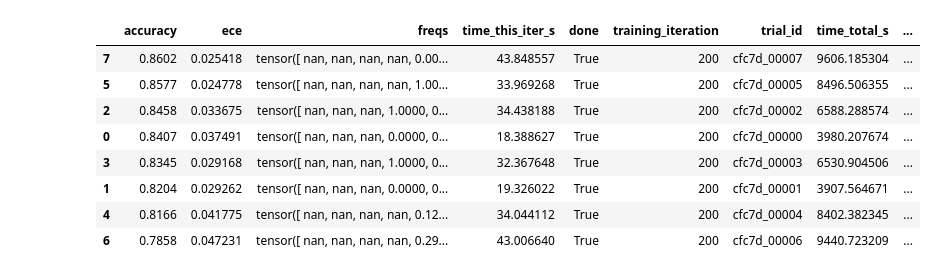
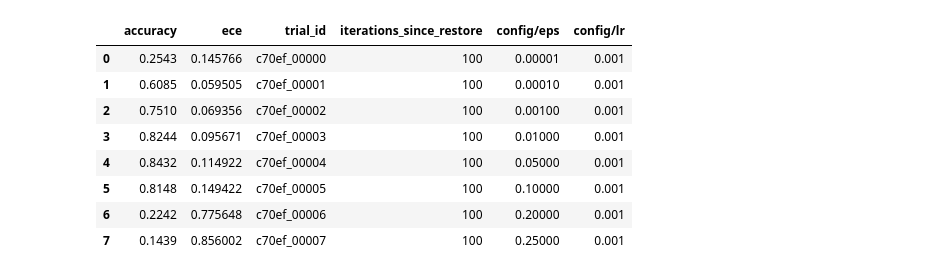
Before and after one commit to phlreich/itakura-saito-loss, a Jupyter notebook: whiteboard.ipynb, the cells around one changed output. Saved outputs shown, nothing was run; the diff lists cells and outputs as text; code cells hidden in the pictures.

```diff
--- a/whiteboard.ipynb
+++ b/whiteboard.ipynb
@@ -37,19 +62,31 @@ plot(analysis, show=1)
 # %%
+experiment = "a1"
+
+import torch
+import seaborn as sns
+import pandas as pd
+import numpy as np
+import matplotlib
+import matplotlib.pyplot as plt
 from ray.tune import ExperimentAnalysis
-analysis = ExperimentAnalysis("./results/temp_experiment12")
-a = analysis.dataframe().sort_values("accuracy", ascending=False)
-a = a.drop(columns=['timesteps_total','episodes_total', 'experiment_id','date', 'timestamp', 'pid',
-'hostname', 'node_ip','time_since_restore', 'timesteps_since_restore', 'iterations_since_restore',
-'warmup_time', 'logdir', 'example_loss'])
-#a[a['config/criterion']!="CrossEntropyLoss()"].sort_values("accuracy", ascending=False)
-a.sort_values("accuracy", ascending=False)
+dfs = ExperimentAnalysis("./results/" + experiment).dataframe()
+dfs = dfs.drop(columns=['timesteps_total','episodes_total', 'experiment_id','date',
+'timestamp', 'pid', 'hostname', 'node_ip','time_since_restore', 'timesteps_since_restore',
+'warmup_time', 'logdir', 'example_loss', 'training_iteration', 'done', 'config/batch_size',
+'time_this_iter_s','freqs','time_total_s', 'config/criterion',
+
+'config/model'])#'config/eps', 'config/lr', 'config/lr','iterations_since_restore','trial_id',
+
+#dfs.sort_values("accuracy", ascending=False)
+#dfs.sort_values("config/eps", ascending=False).head(10)
+dfs
 # %% [output]
-|  | accuracy | ece | freqs | time_this_iter_s | done | training_iteration | trial_id | time_total_s | ... |
-| 7 | 0.8602 | 0.025418 | tensor([ nan, nan, nan, nan, 0.00... | 43.848557 | True | 200 | cfc7d_00007 | 9606.185304 | ... |
-| 5 | 0.8577 | 0.024778 | tensor([ nan, nan, nan, nan, 1.00... | 33.969268 | True | 200 | cfc7d_00005 | 8496.506355 | ... |
-| 2 | 0.8458 | 0.033675 | tensor([ nan, nan, nan, 1.0000, 0... | 34.438188 | True | 200 | cfc7d_00002 | 6588.288574 | ... |
-| 0 | 0.8407 | 0.037491 | tensor([ nan, nan, nan, 0.0000, 0... | 18.388627 | True | 200 | cfc7d_00000 | 3980.207674 | ... |
-| 3 | 0.8345 | 0.029168 | tensor([ nan, nan, nan, 1.0000, 0... | 32.367648 | True | 200 | cfc7d_00003 | 6530.904506 | ... |
-| 1 | 0.8204 | 0.029262 | tensor([ nan, nan, nan, 0.0000, 0... | 19.326022 | True | 200 | cfc7d_00001 | 3907.564671 | ... |
-| 4 | 0.8166 | 0.041775 | tensor([ nan, nan, nan, nan, 0.12... | 34.044112 | True | 200 | cfc7d_00004 | 8402.382345 | ... |
-| 6 | 0.7858 | 0.047231 | tensor([ nan, nan, nan, nan, 0.29... | 43.006640 | True | 200 | cfc7d_00006 | 9440.723209 | ... |
+|  | accuracy | ece | trial_id | iterations_since_restore | config/eps | config/lr |
+| 0 | 0.2543 | 0.145766 | c70ef_00000 | 100 | 0.00001 | 0.001 |
+| 1 | 0.6085 | 0.059505 | c70ef_00001 | 100 | 0.00010 | 0.001 |
+| 2 | 0.7510 | 0.069356 | c70ef_00002 | 100 | 0.00100 | 0.001 |
+| 3 | 0.8244 | 0.095671 | c70ef_00003 | 100 | 0.01000 | 0.001 |
+| 4 | 0.8432 | 0.114922 | c70ef_00004 | 100 | 0.05000 | 0.001 |
+| 5 | 0.8148 | 0.149422 | c70ef_00005 | 100 | 0.10000 | 0.001 |
+| 6 | 0.2242 | 0.775648 | c70ef_00006 | 100 | 0.20000 | 0.001 |
+| 7 | 0.1439 | 0.856002 | c70ef_00007 | 100 | 0.25000 | 0.001 |
```
Also changed, not shown: parts of 13 cells of this notebook, 7 other files.
